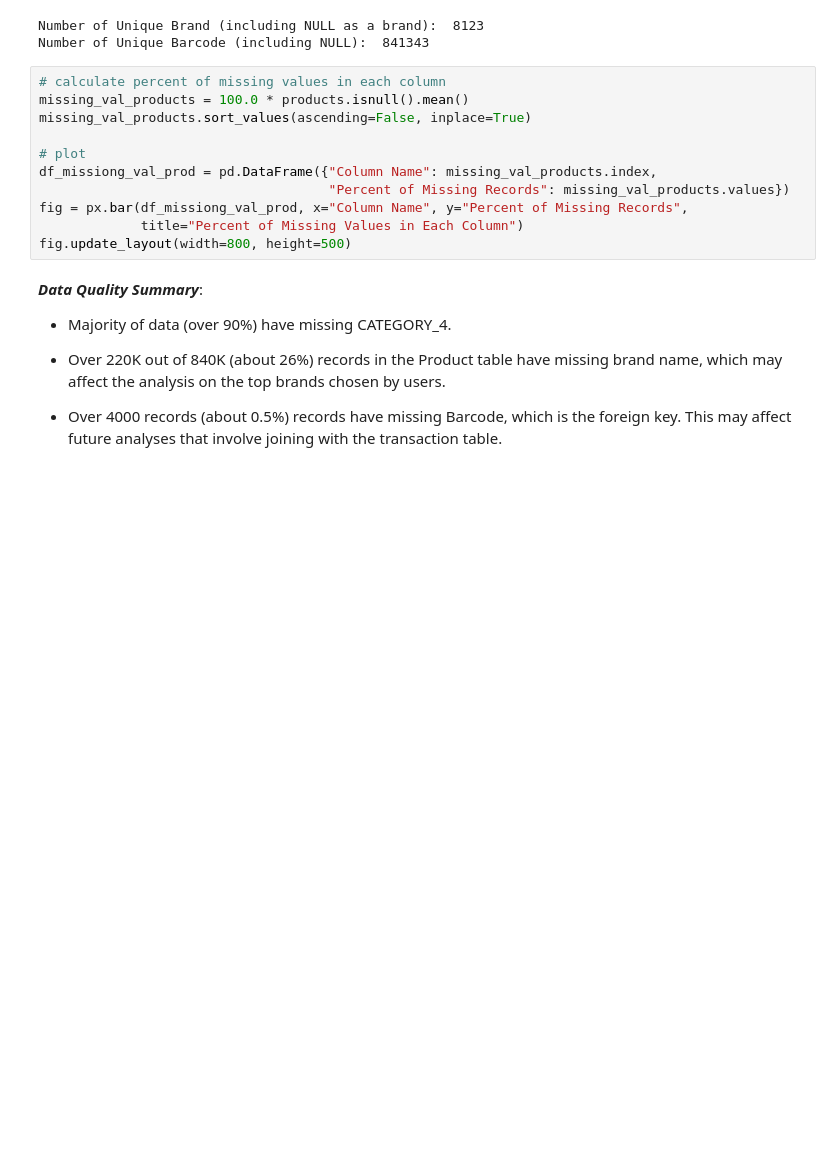
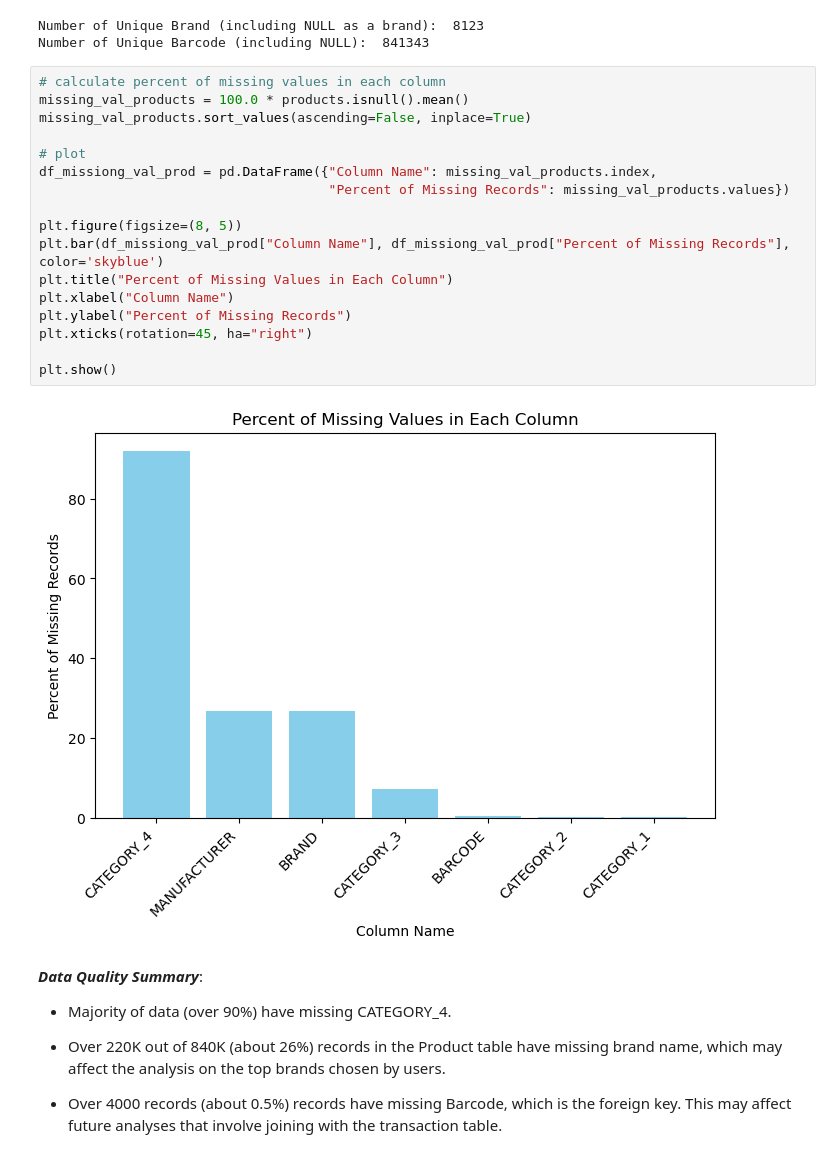
Before and after one commit to jiaxiliu95/Fetch-Data-Analyst-Take-Home-Exercise, a Jupyter notebook: Solutions_Take_Home_Exercise.ipynb, the cells around one changed output. Drawn from its saved outputs; the diff is of its cells as text; blank space fills up the shorter version.

Commit message:
Make charts to static to display on Github

```diff
--- a/Solutions_Take_Home_Exercise.ipynb
+++ b/Solutions_Take_Home_Exercise.ipynb
@@ -66,14 +67,22 @@ Number of Unique Barcode (including NULL):  841343
 # %%
 # calculate percent of missing values in each column
 missing_val_products = 100.0 * products.isnull().mean()
 missing_val_products.sort_values(ascending=False, inplace=True)
 
 # plot
 df_missiong_val_prod = pd.DataFrame({"Column Name": missing_val_products.index,
                                      "Percent of Missing Records": missing_val_products.values})
-fig = px.bar(df_missiong_val_prod, x="Column Name", y="Percent of Missing Records",
-             title="Percent of Missing Values in Each Column")
-fig.update_layout(width=800, height=500)
+
+plt.figure(figsize=(8, 5))
+plt.bar(df_missiong_val_prod["Column Name"], df_missiong_val_prod["Percent of Missing Records"], color='skyblue')
+plt.title("Percent of Missing Values in Each Column")
+plt.xlabel("Column Name")
+plt.ylabel("Percent of Missing Records")
+plt.xticks(rotation=45, ha="right")
+
+plt.show()
+# %% [output]
+[figure, added]
 # %% [markdown]
 ***Data Quality Summary***:
 
```
Also changed, not shown: parts of 10 cells of this notebook.
